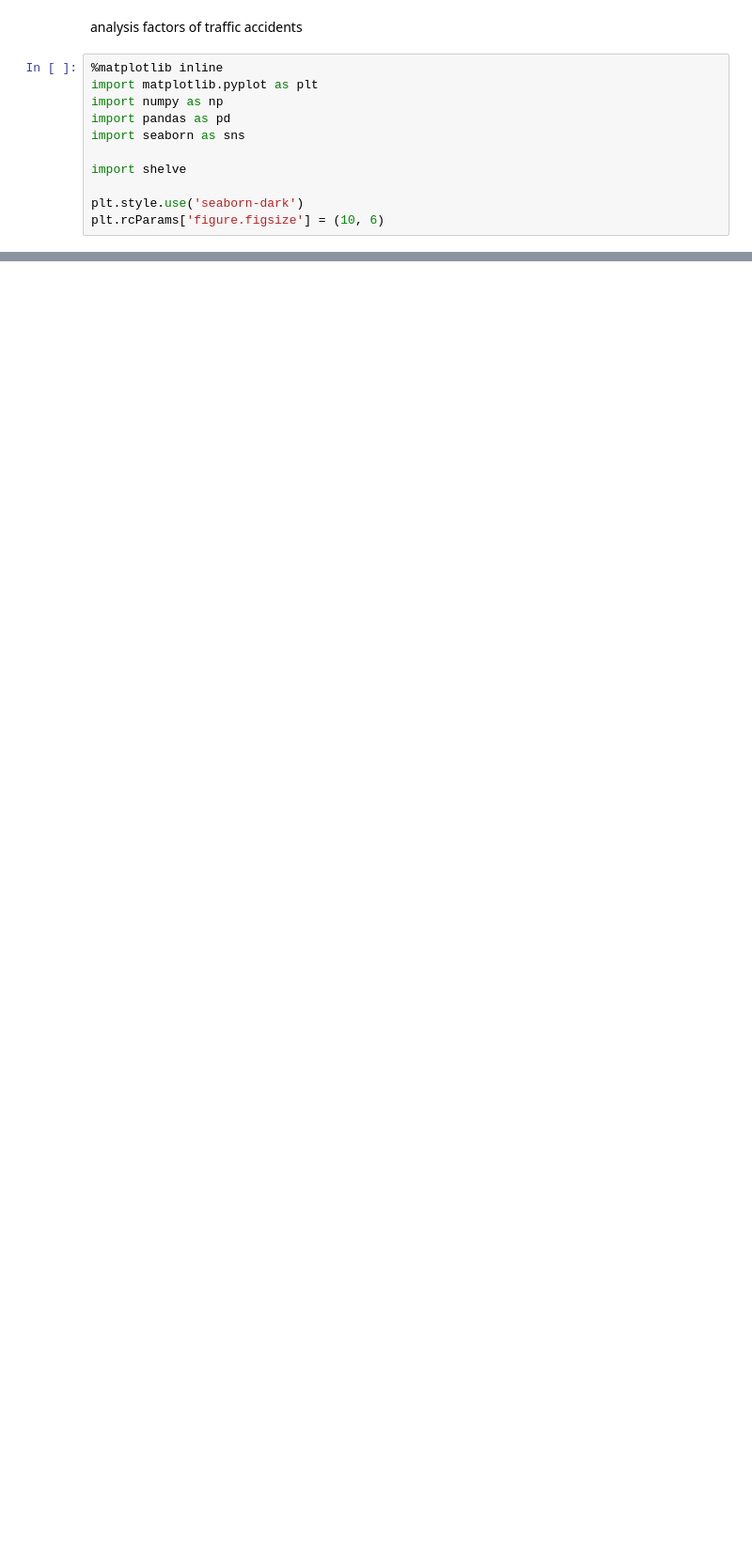
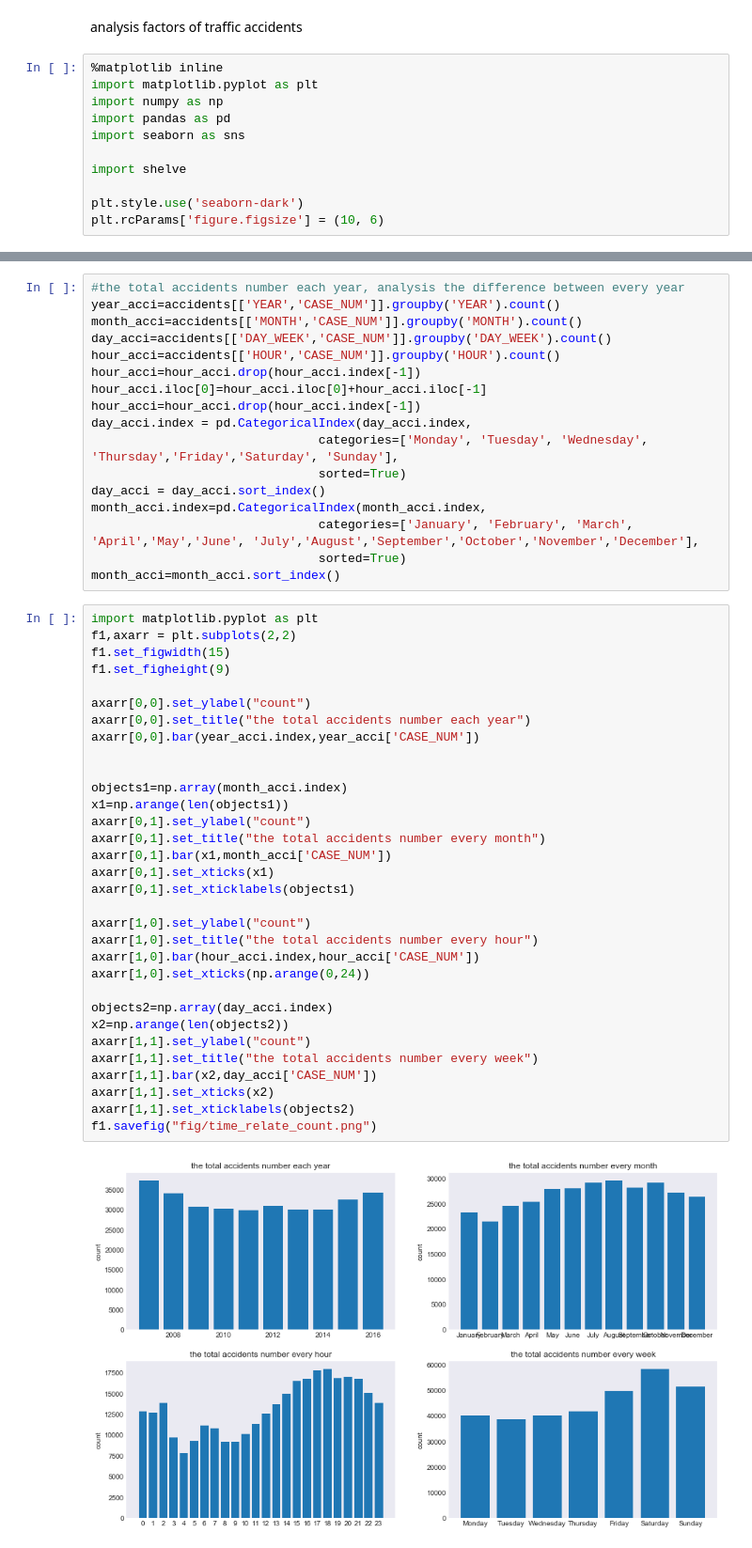
Before and after one commit to junemore/traffic-accidents-analysis, a Jupyter notebook: Untitled.ipynb, the cells around one changed output, grey strips where cells are left out. Shown: that part at 94% size. Saved outputs shown, nothing was run; the diff lists cells and outputs as text; blank space fills up the shorter version.

Commit message:
time

```diff
--- a/Untitled.ipynb
+++ b/Untitled.ipynb
@@ -24,0 +78,51 @@ acci_vehi.head()
+# %%
+#the total accidents number each year, analysis the difference between every year
+year_acci=accidents[['YEAR','CASE_NUM']].groupby('YEAR').count()
+month_acci=accidents[['MONTH','CASE_NUM']].groupby('MONTH').count()
+day_acci=accidents[['DAY_WEEK','CASE_NUM']].groupby('DAY_WEEK').count()
+hour_acci=accidents[['HOUR','CASE_NUM']].groupby('HOUR').count()
+hour_acci=hour_acci.drop(hour_acci.index[-1])
+hour_acci.iloc[0]=hour_acci.iloc[0]+hour_acci.iloc[-1]
+hour_acci=hour_acci.drop(hour_acci.index[-1])
+day_acci.index = pd.CategoricalIndex(day_acci.index,
+                               categories=['Monday', 'Tuesday', 'Wednesday', 'Thursday','Friday','Saturday', 'Sunday'],
+                               sorted=True)
+day_acci = day_acci.sort_index()
+month_acci.index=pd.CategoricalIndex(month_acci.index,
+                               categories=['January', 'February', 'March', 'April','May','June', 'July','August','September','October','November','December'],
+                               sorted=True)
+month_acci=month_acci.sort_index()
+# %%
+import matplotlib.pyplot as plt
+f1,axarr = plt.subplots(2,2)
+f1.set_figwidth(15)
+f1.set_figheight(9)
+
+axarr[0,0].set_ylabel("count")
+axarr[0,0].set_title("the total accidents number each year")
+axarr[0,0].bar(year_acci.index,year_acci['CASE_NUM'])
+
+
+objects1=np.array(month_acci.index)
+x1=np.arange(len(objects1))
+axarr[0,1].set_ylabel("count")
+axarr[0,1].set_title("the total accidents number every month")
+axarr[0,1].bar(x1,month_acci['CASE_NUM'])
+axarr[0,1].set_xticks(x1)
+axarr[0,1].set_xticklabels(objects1)
+
+axarr[1,0].set_ylabel("count")
+axarr[1,0].set_title("the total accidents number every hour")
+axarr[1,0].bar(hour_acci.index,hour_acci['CASE_NUM'])
+axarr[1,0].set_xticks(np.arange(0,24))
+
+objects2=np.array(day_acci.index)
+x2=np.arange(len(objects2))
+axarr[1,1].set_ylabel("count")
+axarr[1,1].set_title("the total accidents number every week")
+axarr[1,1].bar(x2,day_acci['CASE_NUM'])
+axarr[1,1].set_xticks(x2)
+axarr[1,1].set_xticklabels(objects2)
+f1.savefig("fig/time_relate_count.png")
+# %% [output]
+[figure, added]
```
Also changed, not shown: parts of 12 cells of this notebook, 2 other files.
